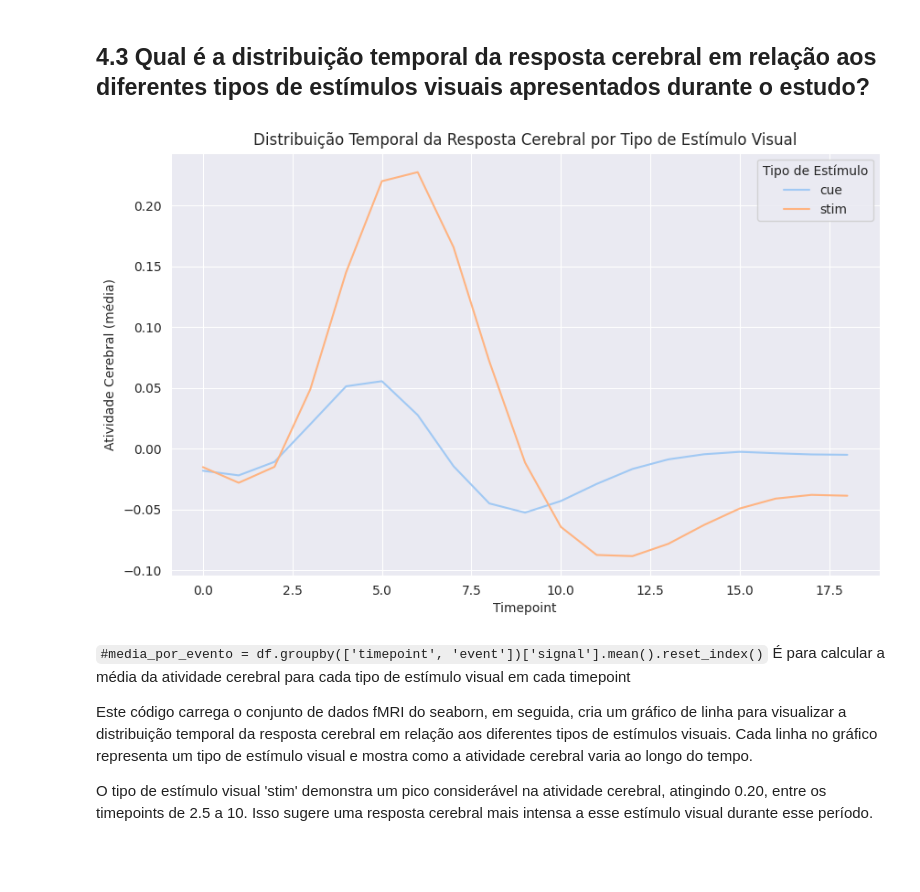
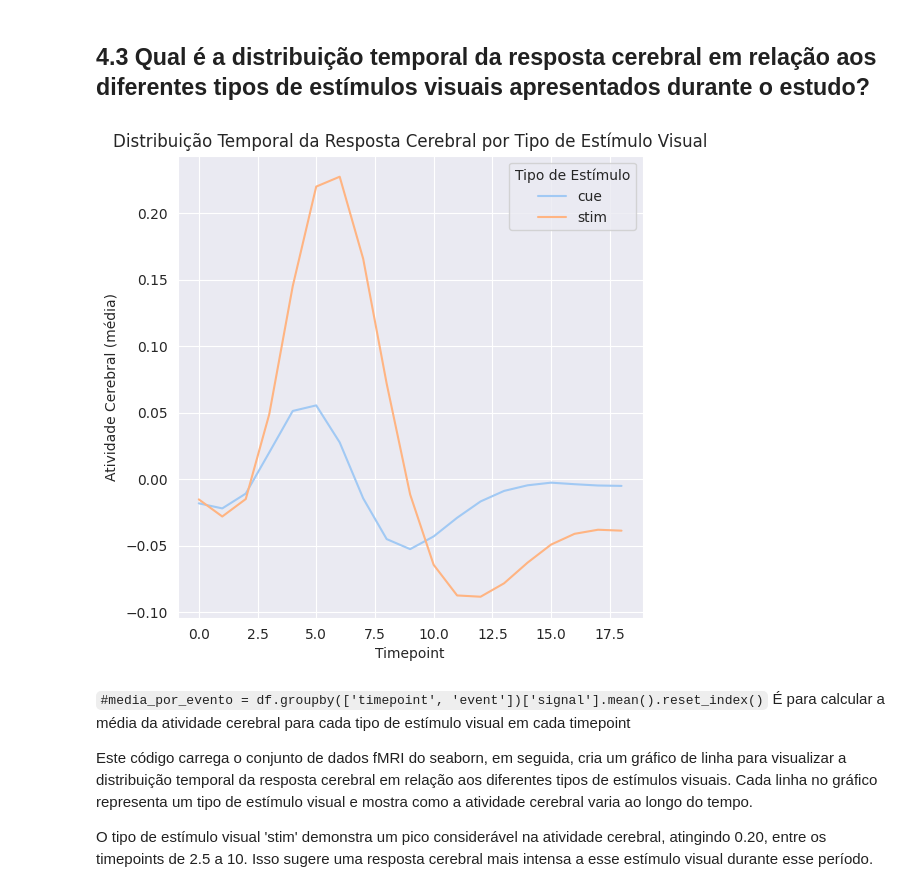
Before and after one commit to devfenrir/avanti-bootcamp-cdd, a Jupyter notebook: notebooks/01-exploratory_data_analysis.ipynb, the cells around one changed output. Cells and saved outputs as stored; diff of their text form; code cells hidden in the pictures; blank space fills up the shorter version.

```diff
--- a/notebooks/01-exploratory_data_analysis.ipynb
+++ b/notebooks/01-exploratory_data_analysis.ipynb
@@ -161,16 +161,16 @@ Podemos concluir que a média de tempo entre as aquisições de imagens de fMRI
 # %%
 media_por_evento = df.groupby(['timepoint', 'event'])['signal'].mean().reset_index()
 
-plt.figure(figsize=(10, 6))
+plt.figure(figsize=(6, 6))
 sns.lineplot(data=media_por_evento, x='timepoint', y='signal', hue='event', ci=None, palette='pastel')
 plt.title('Distribuição Temporal da Resposta Cerebral por Tipo de Estímulo Visual')
 plt.xlabel('Timepoint')
 plt.ylabel('Atividade Cerebral (média)')
 plt.legend(title='Tipo de Estímulo')
 plt.grid(True)
 plt.show()
 # %% [output]
-[figure, old version]
+[figure, new version]
 # %% [markdown]
 `#media_por_evento = df.groupby(['timepoint', 'event'])['signal'].mean().reset_index()` É para calcular a média da atividade cerebral para cada tipo de estímulo visual em cada timepoint
 
```
Also changed, not shown: parts of 2 cells of this notebook.
